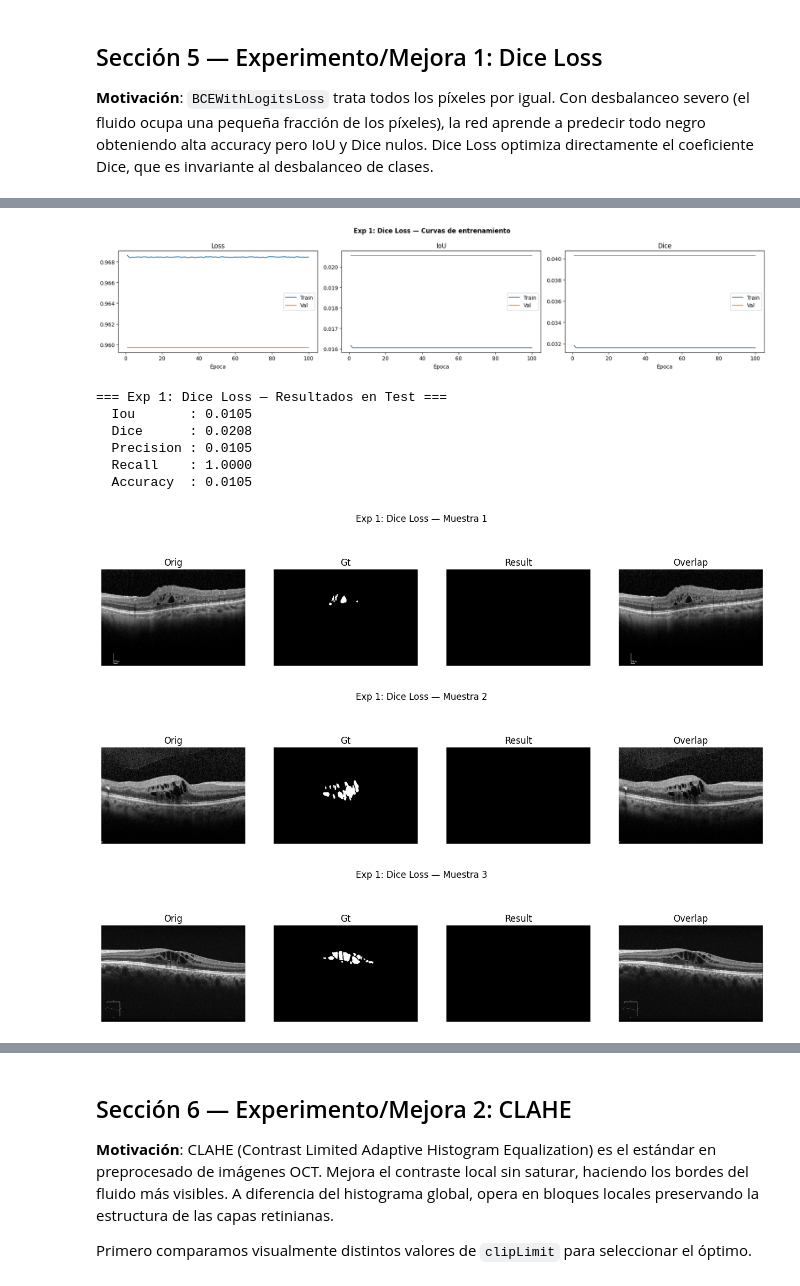
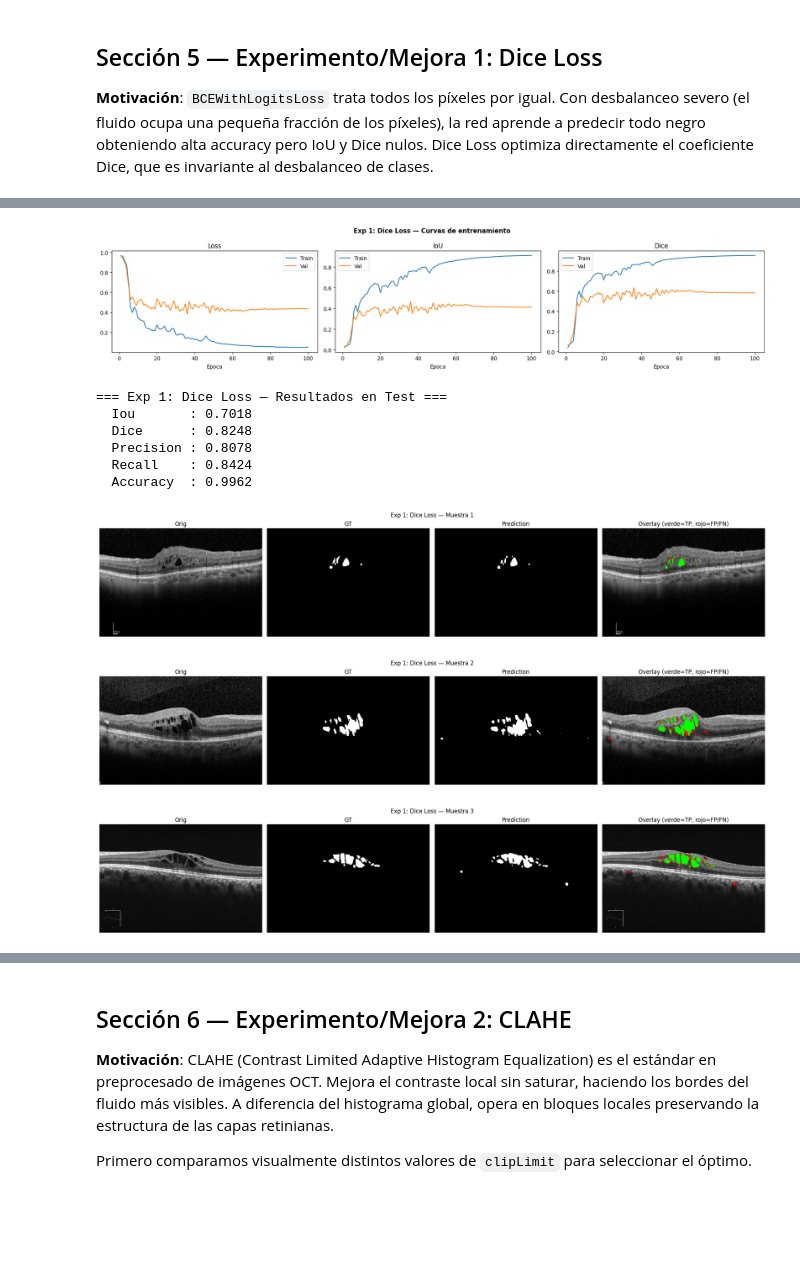
Before and after one commit to MiguelBanosB/VCA, a Jupyter notebook: p2/VCA_p2.ipynb, the cells around one changed output, grey strips where cells are left out. Drawn from its saved outputs; the diff is of its cells as text; code cells hidden in the pictures; blank space fills up the shorter version.

```diff
--- a/p2/VCA_p2.ipynb
+++ b/p2/VCA_p2.ipynb
@@ -261,16 +291,16 @@ print(f'Val:   {len(val_idx)} imágenes')
 print(f'Test:  {len(test_idx)} imágenes')
 
 
-def make_loaders(train_ds, val_ds, test_ds, batch_size=BATCH_SIZE):
+def make_loaders(train_ds, val_ds, test_ds, batch_size=BATCH_SIZE, num_workers=2):
     train_loader = DataLoader(Subset(train_ds, train_idx), batch_size=batch_size,
-                              shuffle=True,  num_workers=2, pin_memory=True,
-                              persistent_workers=True)
+                              shuffle=True,  num_workers=num_workers, pin_memory=True,
+                              persistent_workers=num_workers > 0)
     val_loader   = DataLoader(Subset(val_ds,   val_idx),   batch_size=batch_size,
-                              shuffle=False, num_workers=2, pin_memory=True,
-                              persistent_workers=True)
+                              shuffle=False, num_workers=num_workers, pin_memory=True,
+                              persistent_workers=num_workers > 0)
     test_loader  = DataLoader(Subset(test_ds,  test_idx),  batch_size=batch_size,
-                              shuffle=False, num_workers=2, pin_memory=True,
-                              persistent_workers=True)
+                              shuffle=False, num_workers=num_workers, pin_memory=True,
+                              persistent_workers=num_workers > 0)
     return train_loader, val_loader, test_loader
 # %% [output]
 Train: 35 imágenes
@@ -553,12 +616,20 @@ Entrenamiento completado. Mejor modelo guardado en '/content/gdrive/MyDrive/VCA/
 **Motivación**: `BCEWithLogitsLoss` trata todos los píxeles por igual. Con desbalanceo severo (el fluido ocupa una pequeña fracción de los píxeles), la red aprende a predecir todo negro obteniendo alta accuracy pero IoU y Dice nulos. Dice Loss optimiza directamente el coeficiente Dice, que es invariante al desbalanceo de clases.
 # %%
 def dice_loss(outputs, targets, smooth=1.0):
+    """Calcula la Dice Loss para segmentación binaria. Optimiza directamente el coeficiente Dice,
+    siendo robusta ante el desbalanceo de clases al no poder minimizarse prediciendo todo negro."""
     probs   = torch.sigmoid(outputs).view(-1)
     targets = targets.view(-1)
     intersection = (probs * targets).sum()
     return 1 - (2 * intersection + smooth) / (probs.sum() + targets.sum() + smooth)
 # %%
+torch.manual_seed(SEED)
+torch.cuda.manual_seed(SEED)
+
 model_dice = UNet(input_channels=1, n_class=1).to(DEVICE)
+
+train_loader_base, val_loader_base, test_loader_base = make_loaders(
+    base_ds, base_ds, base_ds, num_workers=0)
 
 history_dice = train_model(
     model_dice, train_loader_base, val_loader_base,
@@ -586,12 +657,12 @@ Epoca 100/100 | Train Loss: 0.9685  IoU: 0.0161  Dice: 0.0316 | Val Loss: 0.9597
 
 Entrenamiento completado. Mejor modelo guardado en '/content/gdrive/MyDrive/VCA/Practica2/models/exp1_dice.pth'
-[figure, old version]
+[figure, new version]
 === Exp 1: Dice Loss — Resultados en Test ===
-  Iou       : 0.0105
-  Dice      : 0.0208
-  Precision : 0.0105
-  Recall    : 1.0000
-  Accuracy  : 0.0105
+  Iou       : 0.7018
+  Dice      : 0.8248
+  Precision : 0.8078
+  Recall    : 0.8424
+  Accuracy  : 0.9962
-[figure, old version]
+[figure, new version]
-[figure, old version]
+[figure, new version]
-[figure, old version]
+[figure, new version]
```
Also changed, not shown: parts of 29 cells of this notebook.
